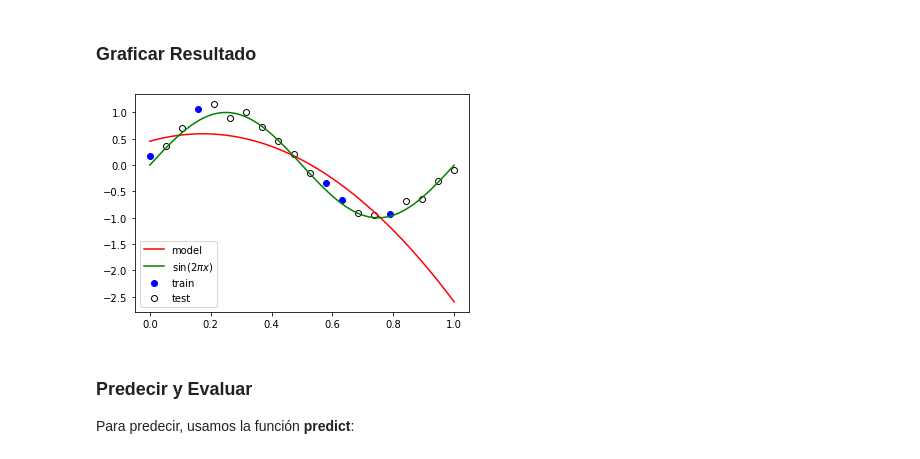
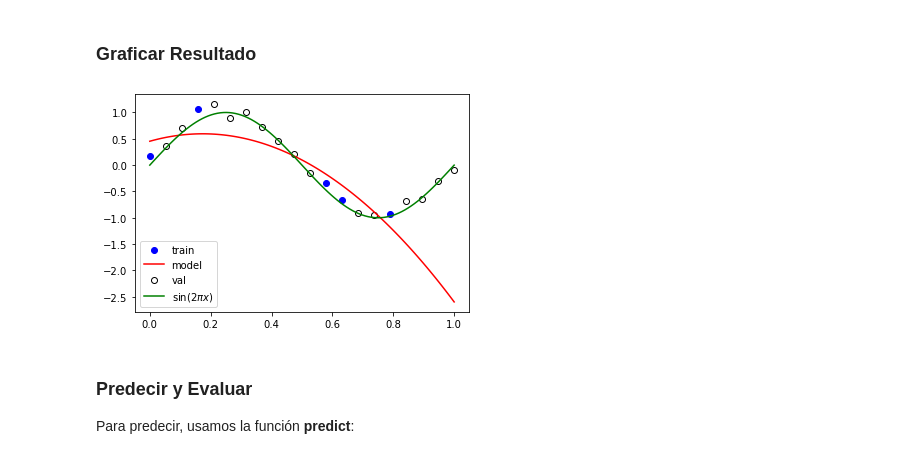
Before and after one commit to DiploDatos/IntroduccionAprendizajeAutomatico, a Jupyter notebook: 01 Regresion.ipynb, the cells around one changed output. Cells and saved outputs as stored; diff of their text form; code cells hidden in the pictures.

```diff
--- a/01 Regresion.ipynb
+++ b/01 Regresion.ipynb
@@ -67,6 +67,6 @@ Usaremos
 from sklearn.model_selection import train_test_split
 
 train_size = 5
-test_size = data_size - train_size
-X_train, X_test, y_train, y_test = train_test_split(X, y, train_size=train_size, random_state=0)
+val_size = data_size - train_size
+X_train, X_val, y_train, y_val = train_test_split(X, y, train_size=train_size, random_state=0)
 # %%
@@ -194,8 +197,8 @@ X_train.shape, X_test.shape
 ((5,), (15,))
 # %%
 X_train = X_train.reshape(-1, 1)
-X_test = X_test.reshape(-1, 1)
-X_train.shape, X_test.shape
+X_val = X_val.reshape(-1, 1)
+X_train.shape, X_val.shape
 # %% [output]
 ((5, 1), (15, 1))
 # %% [markdown]
@@ -254,5 +257,5 @@ Pipeline(steps=[('polynomialfeatures', PolynomialFeatures()),
                 ('linearregression', LinearRegression(fit_intercept=False))])
 # %%
 # equivalente a:
-Z_train = pf.fit(X_train, y_train)
+Z_train = pf.fit_transform(X_train, y_train)
 lr.fit(Z_train, y_train)
@@ -272,13 +277,13 @@ lr.intercept_
 ### Graficar Resultado
 # %%
 plt.scatter(X_train, y_train, color="blue", label="train")
-plt.scatter(X_test, y_test, color="white", edgecolor="k", label="test")
 plt.plot(x, model.predict(x.reshape(-1, 1)), color="red", label="model")
+plt.scatter(X_val, y_val, color="white", edgecolor="k", label="val")
 plt.plot(x, f_x, color="green", label="$\sin(2\pi x)$")
 plt.legend()
 plt.show()
 # %% [output]
-[figure, old version]
+[figure, new version]
 # %% [markdown]
 ### Predecir y Evaluar
 
```
Also changed, not shown: parts of 17 cells of this notebook.
